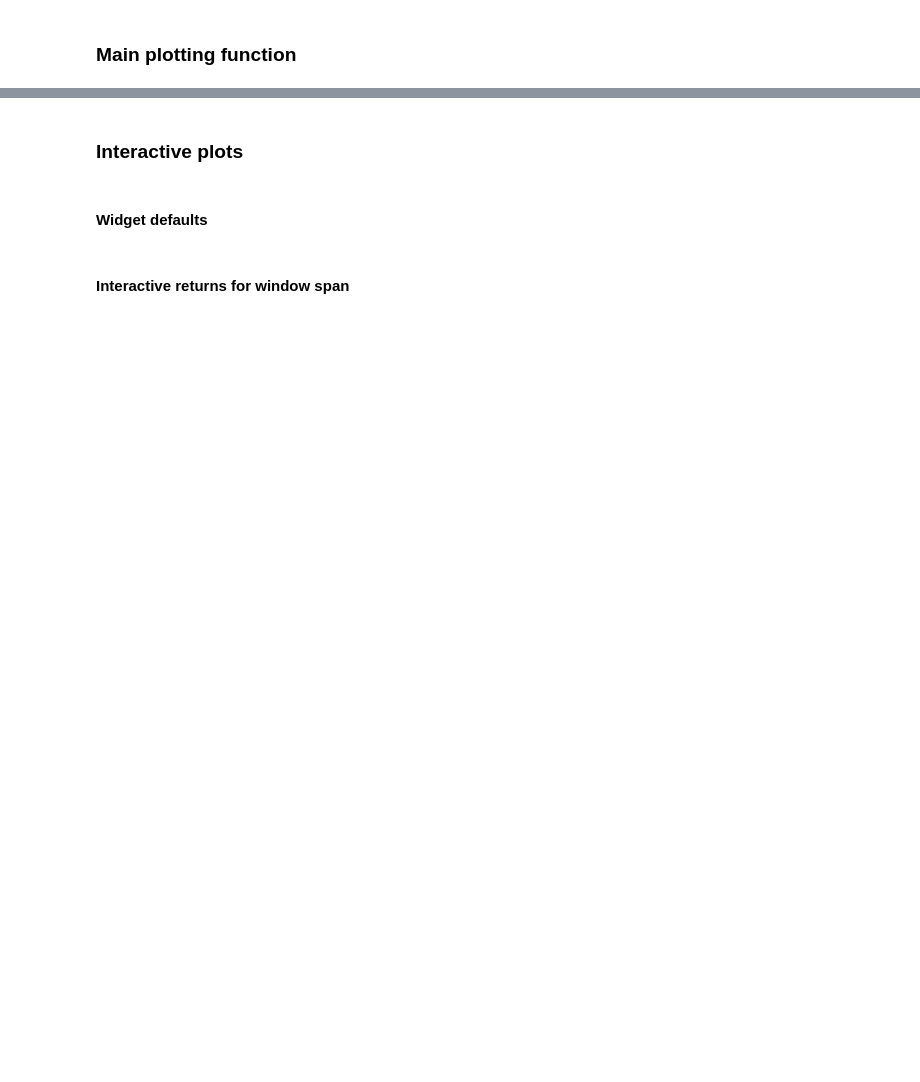
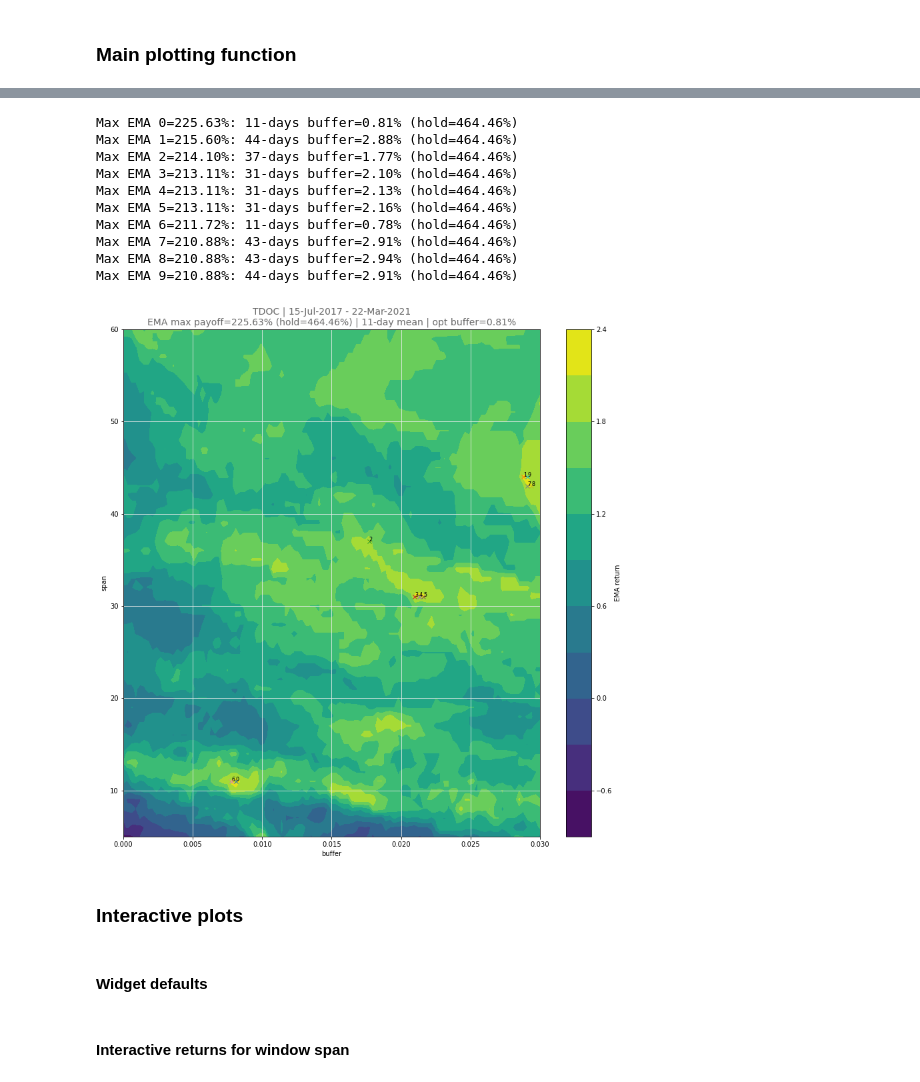
Before and after one commit to Ursuline/asset_management, a Jupyter notebook: moving_avg.ipynb, the cells around one changed output, grey strips where cells are left out. Drawn from its saved outputs; the diff is of its cells as text; code cells hidden in the pictures; blank space fills up the shorter version.

```diff
--- a/moving_avg.ipynb
+++ b/moving_avg.ipynb
@@ -102,7 +78,7 @@ print(security.index[0].strftime('%y-%m-%d'))
 # %% [markdown]
 #### Default plot parameters
 # %%
-colors = plt.rcParams['axes.prop_cycle'].by_key()['color']
+color_scheme   = plt.rcParams['axes.prop_cycle'].by_key()['color']
 year_month_fmt = mdates.DateFormatter('%b-%y')
 title_size     = 14
 vline_color    = 'tomato'
@@ -433,3 +266,65 @@ plot_buffer_span_contours()
+# %%
+# Contour plot of EMA for all window span/buffer size combinations
+def plot_buffer_span_contours(fee_pct=FEE_PCT):
+    '''
+    Contour plot of EMA as a function of rolling-window span & buffer
+    '''
+    fig_size   = (14, 14)
+    n_contours = 10 # number of contours
+    n_maxima   = 10 # number of maximum points to plot
+    #n_buffers  = 101
+
+    # Get start & end dates in various fomats
+    start, end             = tra.get_datetime_dates(security, START_DATE, END_DATE)
+    start_title, end_title = tra.get_title_dates(security, START_DATE, END_DATE)
+    start_name, end_name   = tra.get_filename_dates(security, START_DATE, END_DATE)
+
+    spans, buffers, emas, hold = tra.build_ema_map(TICKER, security, start, end)
+
+    # Plot
+    fig, ax = plt.subplots(figsize=fig_size)
+    plt.contourf(buffers, spans, emas,
+                 levels=n_contours,
+                 cmap='viridis',
+                 )
+    plt.colorbar(label='EMA return')
+
+    # Plot maxima points
+    max_ema, max_span, max_buff = trp.plot_maxima(emas,
+                                                  spans,
+                                                  buffers,
+                                                  hold,
+                                                  ax,
+                                                  n_maxima)
+
+    # Axis labels
+    ax.set_xlabel('buffer')
+    ax.set_ylabel('span')
+
+    # Build title
+    title  = f'{TICKER} | {start_title} - {end_title}\n'
+    title += f'EMA max payoff={max_ema:.2%} (hold={hold:.2%}) | '
+    title += f'{max_span:.0f}-day mean | '
+    title += f'opt buffer={max_buff:.2%}'
+    ax.set_title(title, fontsize=title_size, color=title_color)
+
+    plt.grid(b=None, which='major', axis='both', color=gridcolor)
+    trp.save_figure(PLOT_DIR, f'{TICKER}_{start_name}_{end_name}_contours')
+    plt.show()
+
+plot_buffer_span_contours()
+# %% [output]
+Max EMA 0=225.63%: 11-days buffer=0.81% (hold=464.46%)
+Max EMA 1=215.60%: 44-days buffer=2.88% (hold=464.46%)
+Max EMA 2=214.10%: 37-days buffer=1.77% (hold=464.46%)
+Max EMA 3=213.11%: 31-days buffer=2.10% (hold=464.46%)
+Max EMA 4=213.11%: 31-days buffer=2.13% (hold=464.46%)
+Max EMA 5=213.11%: 31-days buffer=2.16% (hold=464.46%)
+Max EMA 6=211.72%: 11-days buffer=0.78% (hold=464.46%)
+Max EMA 7=210.88%: 43-days buffer=2.91% (hold=464.46%)
+Max EMA 8=210.88%: 43-days buffer=2.94% (hold=464.46%)
+Max EMA 9=210.88%: 44-days buffer=2.91% (hold=464.46%)
+[figure, added]
 # %% [markdown]
 ### Interactive plots
 # %% [markdown]
```
Also changed, not shown: parts of 20 cells of this notebook, 2 other files.
